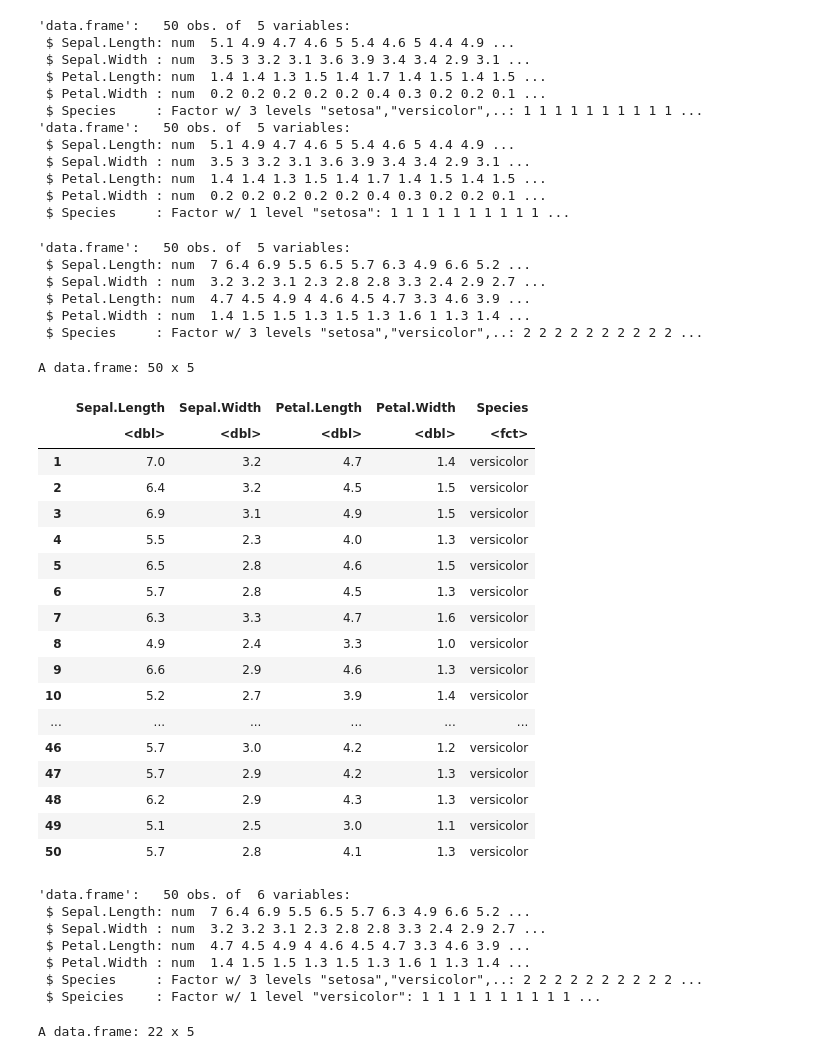
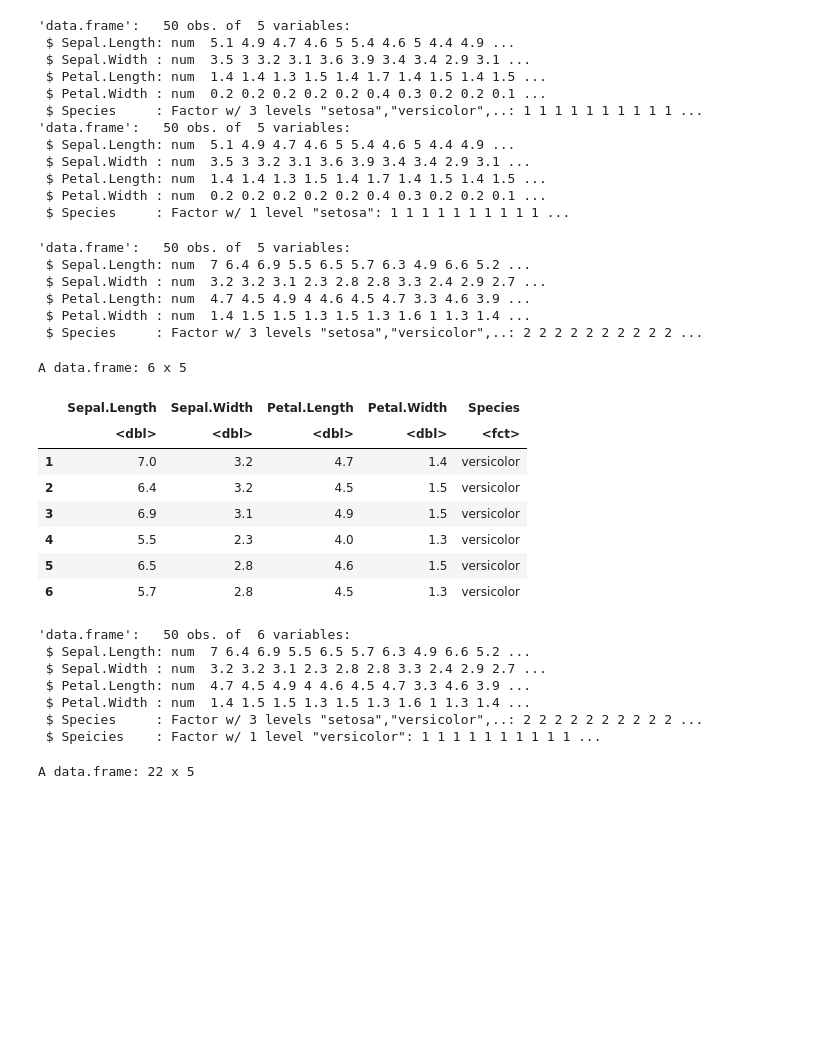
Before and after one commit to ForrestDPark/Rdevelope, a Jupyter notebook: work/08.파일입출력.ipynb, the cells around one changed output. Saved outputs shown, nothing was run; the diff lists cells and outputs as text; code cells hidden in the pictures; blank space fills up the shorter version.

```diff
--- a/work/08.파일입출력.ipynb
+++ b/work/08.파일입출력.ipynb
@@ -452,37 +448,32 @@ str(iris_setosa)
 # %%
 # iris 에서 Species가 versicolor인 것 만 추출하여 iris_versicolor라는 데이터 프레임 만들기
 iris_versicolor<-subset(iris, Species == "versicolor")
+
+# iris versicolor structure 구경
 str(iris_versicolor)
-rownames(iris_versicolor) <- c(1:nrow(iris_versicolor))
-iris_versicolor
+
+# subset 으로 뽑으면 항상 rowname 을 초기화 시켜야한다.
+rownames(iris_versicolor) <- c(1:nrow(iris_versicolor)) # c() 로 해도 됨.(but 반복시 에러남)
+head(iris_versicolor)
+
 iris_versicolor$Speicies <-factor(iris_versicolor$Species) # type 을 바꿀때는 as.factor 로 리펙터링을 해준다.
 str(iris_versicolor)
 # %% [output]
 'data.frame':   50 obs. of  5 variables:
  $ Sepal.Length: num  7 6.4 6.9 5.5 6.5 5.7 6.3 4.9 6.6 5.2 ...
  $ Sepal.Width : num  3.2 3.2 3.1 2.3 2.8 2.8 3.3 2.4 2.9 2.7 ...
  $ Petal.Length: num  4.7 4.5 4.9 4 4.6 4.5 4.7 3.3 4.6 3.9 ...
  $ Petal.Width : num  1.4 1.5 1.5 1.3 1.5 1.3 1.6 1 1.3 1.4 ...
  $ Species     : Factor w/ 3 levels "setosa","versicolor",..: 2 2 2 2 2 2 2 2 2 2 ...
-A data.frame: 50 x 5
+A data.frame: 6 x 5
 |  | Sepal.Length | Sepal.Width | Petal.Length | Petal.Width | Species |
 |  | <dbl> | <dbl> | <dbl> | <dbl> | <fct> |
 | 1 | 7.0 | 3.2 | 4.7 | 1.4 | versicolor |
 | 2 | 6.4 | 3.2 | 4.5 | 1.5 | versicolor |
 | 3 | 6.9 | 3.1 | 4.9 | 1.5 | versicolor |
 | 4 | 5.5 | 2.3 | 4.0 | 1.3 | versicolor |
 | 5 | 6.5 | 2.8 | 4.6 | 1.5 | versicolor |
 | 6 | 5.7 | 2.8 | 4.5 | 1.3 | versicolor |
-| 7 | 6.3 | 3.3 | 4.7 | 1.6 | versicolor |
-| 8 | 4.9 | 2.4 | 3.3 | 1.0 | versicolor |
-| 9 | 6.6 | 2.9 | 4.6 | 1.3 | versicolor |
-| 10 | 5.2 | 2.7 | 3.9 | 1.4 | versicolor |
-| ... | ... | ... | ... | ... | ... |
-| 46 | 5.7 | 3.0 | 4.2 | 1.2 | versicolor |
-| 47 | 5.7 | 2.9 | 4.2 | 1.3 | versicolor |
-| 48 | 6.2 | 2.9 | 4.3 | 1.3 | versicolor |
-| 49 | 5.1 | 2.5 | 3.0 | 1.1 | versicolor |
-| 50 | 5.7 | 2.8 | 4.1 | 1.3 | versicolor |
 'data.frame':   50 obs. of  6 variables:
  $ Sepal.Length: num  7 6.4 6.9 5.5 6.5 5.7 6.3 4.9 6.6 5.2 ...
  $ Sepal.Width : num  3.2 3.2 3.1 2.3 2.8 2.8 3.3 2.4 2.9 2.7 ...
```
Also changed, not shown: parts of 14 cells of this notebook, 2 other files.
